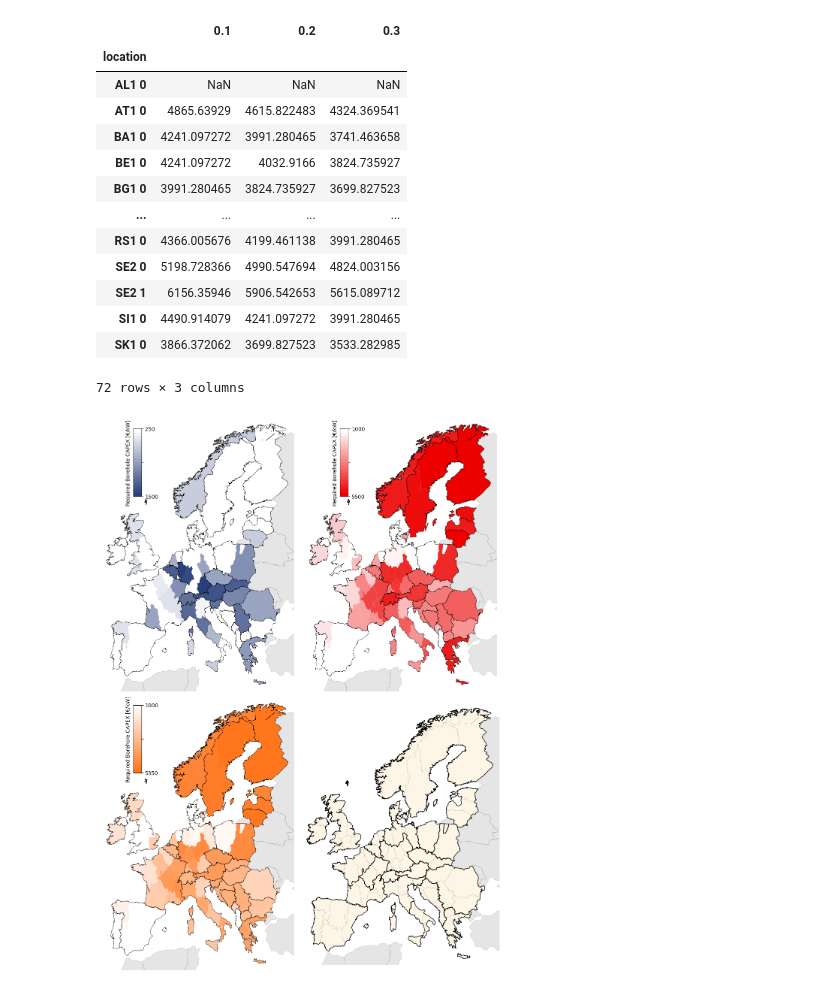
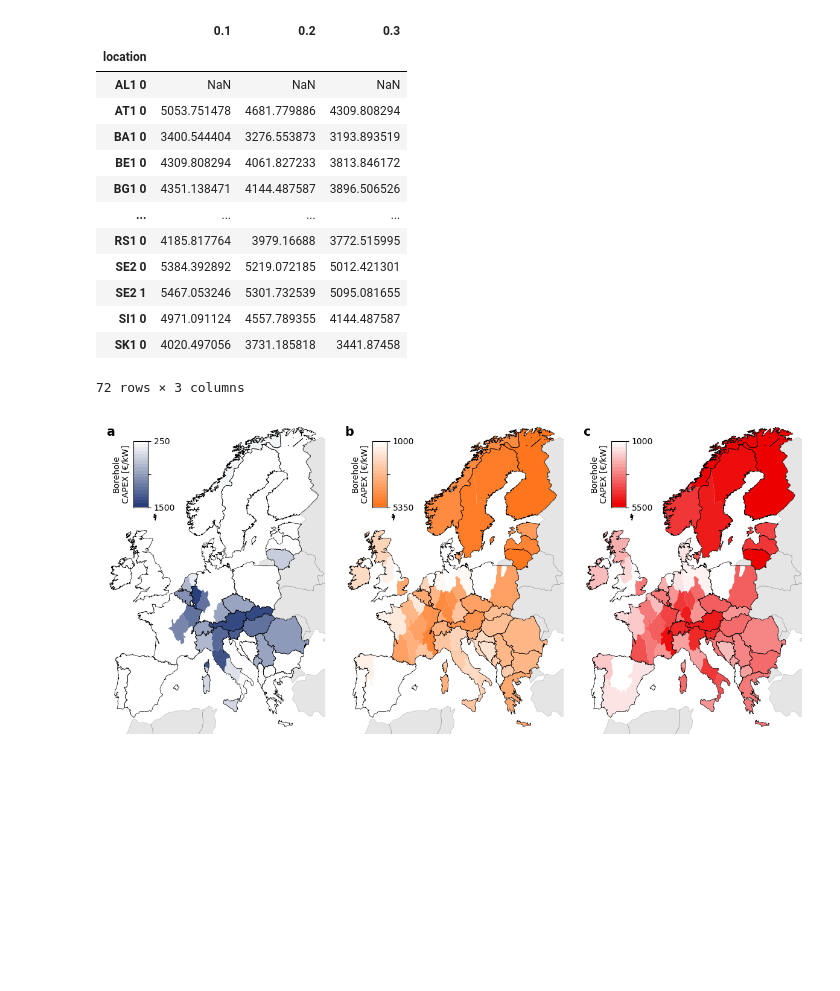
Before and after one commit to LukasFrankenQ/egs_market_integration, a Jupyter notebook: notebooks/new_spatial_analysis.ipynb, the cells around one changed output. Saved outputs shown, nothing was run; the diff lists cells and outputs as text; code cells hidden in the pictures; blank space fills up the shorter version.

```diff
--- a/notebooks/new_spatial_analysis.ipynb
+++ b/notebooks/new_spatial_analysis.ipynb
@@ -131,7 +137,7 @@ year_costs = list()
 
 for year in years:
 
-    capex = pd.read_csv(capex_template.format(year)).set_index("name")["capex_min"]
+    capex = pd.read_csv(capex_template.format(year)).set_index("name")["capex_mean"]
     year_costs.append(capex)
 
 year_costs = pd.concat(year_costs, axis=1).T
@@ -156,6 +162,5 @@ year_costs
 72 rows × 13 columns
 # %%
-
 metrics = {
     "elec": "AC_geothermal_generation_share",
     "chp": "uch_geothermal_generation_share",
@@ -184,10 +189,6 @@ def get_data(app):
     this.columns = this.columns.get_level_values(0)
     this.index = this.index.get_level_values(0)
 
-    # this = df.loc[idx[totals.index[:10], metrics[app]], idx[:,:,"static",:,:]]
-    # this.columns = this.columns.get_level_values(0)
-    # this.index = this.index.get_level_values(0)
-
     this.columns = this.columns.to_numpy().astype(int)
     this = this.loc[:,::-1]
 
@@ -199,16 +200,8 @@ def get_data(app):
 
     for bus, thresh in product(data.index[1:], data.columns):
 
-        # xp = this.columns.to_numpy().astype(float)
-        # print(xp)
         xp = year_costs.loc[bus, this.columns]
         yp = this.loc[bus].values.astype(float)
-
-        # print(xp)
-        # print(yp)
-
-        # import sys
-        # sys.exit()
 
         y = np.interp(x, xp, yp)
         data.loc[bus, thresh] = x[len(y[y > thresh])]
@@ -221,16 +214,16 @@ get_data("dh")
 |  | 0.1 | 0.2 | 0.3 |
 | location |  |  |  |
 | AL1 0 | NaN | NaN | NaN |
-| AT1 0 | 4865.63929 | 4615.822483 | 4324.369541 |
-| BA1 0 | 4241.097272 | 3991.280465 | 3741.463658 |
-| BE1 0 | 4241.097272 | 4032.9166 | 3824.735927 |
-| BG1 0 | 3991.280465 | 3824.735927 | 3699.827523 |
+| AT1 0 | 5053.751478 | 4681.779886 | 4309.808294 |
+| BA1 0 | 3400.544404 | 3276.553873 | 3193.893519 |
+| BE1 0 | 4309.808294 | 4061.827233 | 3813.846172 |
+| BG1 0 | 4351.138471 | 4144.487587 | 3896.506526 |
 | ... | ... | ... | ... |
-| RS1 0 | 4366.005676 | 4199.461138 | 3991.280465 |
-| SE2 0 | 5198.728366 | 4990.547694 | 4824.003156 |
-| SE2 1 | 6156.35946 | 5906.542653 | 5615.089712 |
-| SI1 0 | 4490.914079 | 4241.097272 | 3991.280465 |
-| SK1 0 | 3866.372062 | 3699.827523 | 3533.282985 |
+| RS1 0 | 4185.817764 | 3979.16688 | 3772.515995 |
+| SE2 0 | 5384.392892 | 5219.072185 | 5012.421301 |
+| SE2 1 | 5467.053246 | 5301.732539 | 5095.081655 |
+| SI1 0 | 4971.091124 | 4557.789355 | 4144.487587 |
+| SK1 0 | 4020.497056 | 3731.185818 | 3441.87458 |
 72 rows × 3 columns
 # %%
 
@@ -266,9 +259,9 @@ def plot_regions(col, ax):
         )
 
     cax_lims = {
-        "chp": [0.10, 0.36, 0.02, 0.12],
-        "dh": [0.60, 0.85, 0.02, 0.12],
-        "elec": [0.10, 0.85, 0.02, 0.12],
+        "elec": [0.06, 0.71, 0.02, 0.2],
+        "chp": [0.39, 0.71, 0.02, 0.2],
+        "dh": [0.72, 0.71, 0.02, 0.2],
     }
 
     cax = fig.add_axes(cax_lims.get(col, [0.35, 0.67, 0.02, 0.18]))
@@ -279,42 +272,44 @@ def plot_regions(col, ax):
     y = np.hstack((y, y))
 
     cax.imshow(y, aspect='auto', cmap=cmap)# , vmin=vmin, vmax=vmax)
-    cax.set_ylabel("Required Borehole CAPEX [{}/kW]".format(u"\N{euro sign}"))
+    cax.set_ylabel("Borehole\nCAPEX [{}/kW]".format(u"\N{euro sign}"))
 
     cax.yaxis.set_major_locator(plt.LinearLocator(numticks=3))
     if col == "elec":
         cax.set_yticklabels(["250", "", "1500"])
     elif col == "dh":
         cax.set_yticklabels(["1000", "", "5500"])
     elif col == "chp":
         cax.set_yticklabels(["1000", "", "5350"])
     else:
         print(cax.get_yticklabels())
         print(regions[col].min())
         print(regions[col].max())
 
     cax.yaxis.set_ticks_position("right")
 
     ax.get_xaxis().set_visible(False)
     ax.get_yaxis().set_visible(False)
     ax.axis('off')
     ax.set_xlim(-12, 33)
     ax.set_ylim(34, 72)
 
-fig, axs = plt.subplots(2, 2, figsize=(11., 15))
+fig, axs = plt.subplots(1, 3, figsize=(12, 5.5))
 # ax.set_facecolor(adjust_lightness("brown", amount=1, asymetric=True))
 
-plot_regions("elec", axs[0,0])
-plot_regions("dh", axs[0,1])
-plot_regions("chp", axs[1,0])
-plot_coarse_regions(axs[-1,-1])
+plot_regions("elec", axs[0])
+plot_regions("chp", axs[1])
+plot_regions("dh", axs[2])
+# plot_coarse_regions(axs[-1,-1])
 
+for ax, label in zip(axs.flatten(), ["a", "b", "c", "d"]):
+    ax.text(0.02, 0.95, label, fontsize=15, weight="bold", transform=ax.transAxes)
 
 plt.tight_layout()
-plt.savefig("geothermal_maps.pdf")
+plt.savefig("geothermal_maps.pdf", bbox_inches="tight")
 plt.show()
 # %% [output]
-[figure, old version]
+[figure, new version]
 # %%
 regions
 # %% [output]
```
Also changed, not shown: parts of 5 cells of this notebook, 3 other files.
